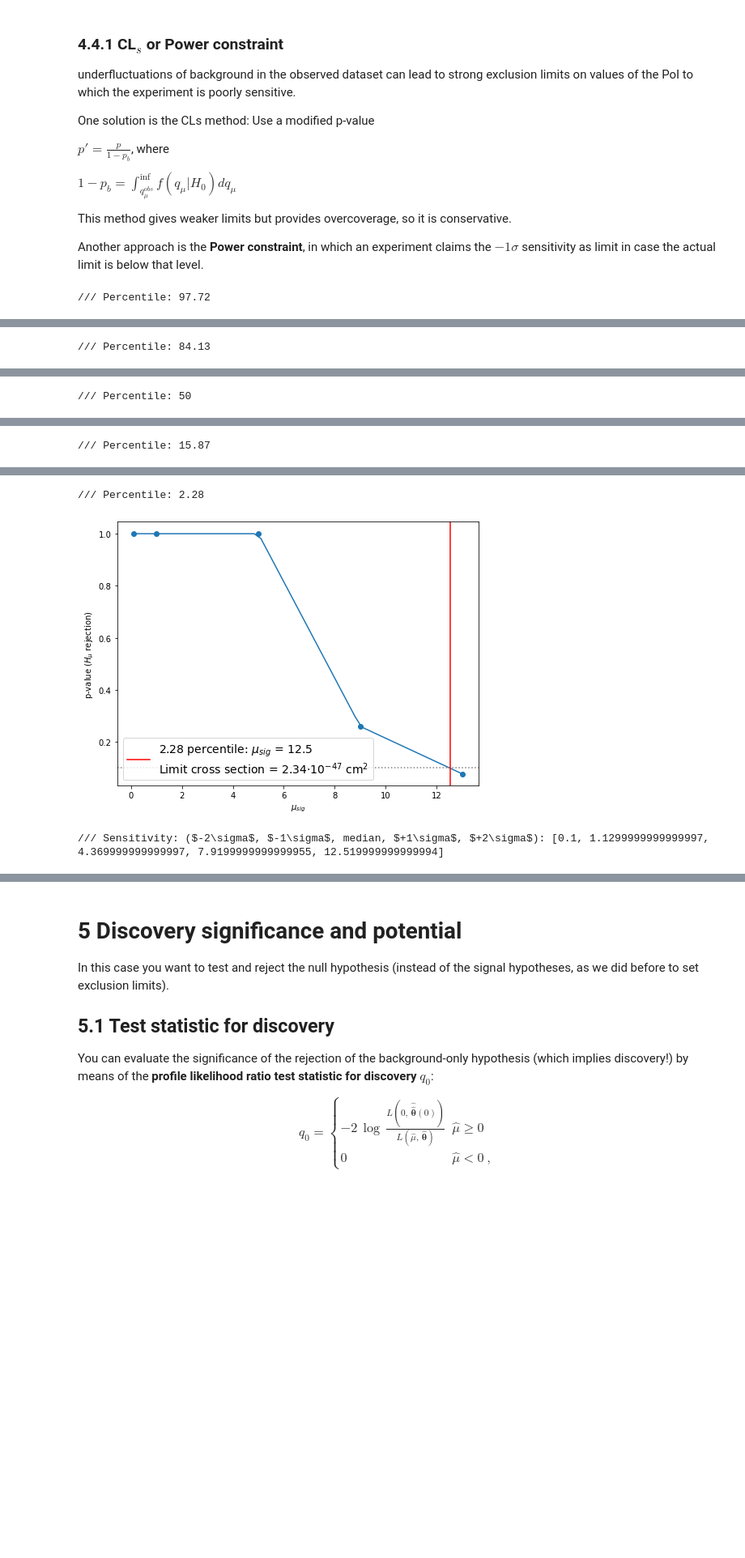
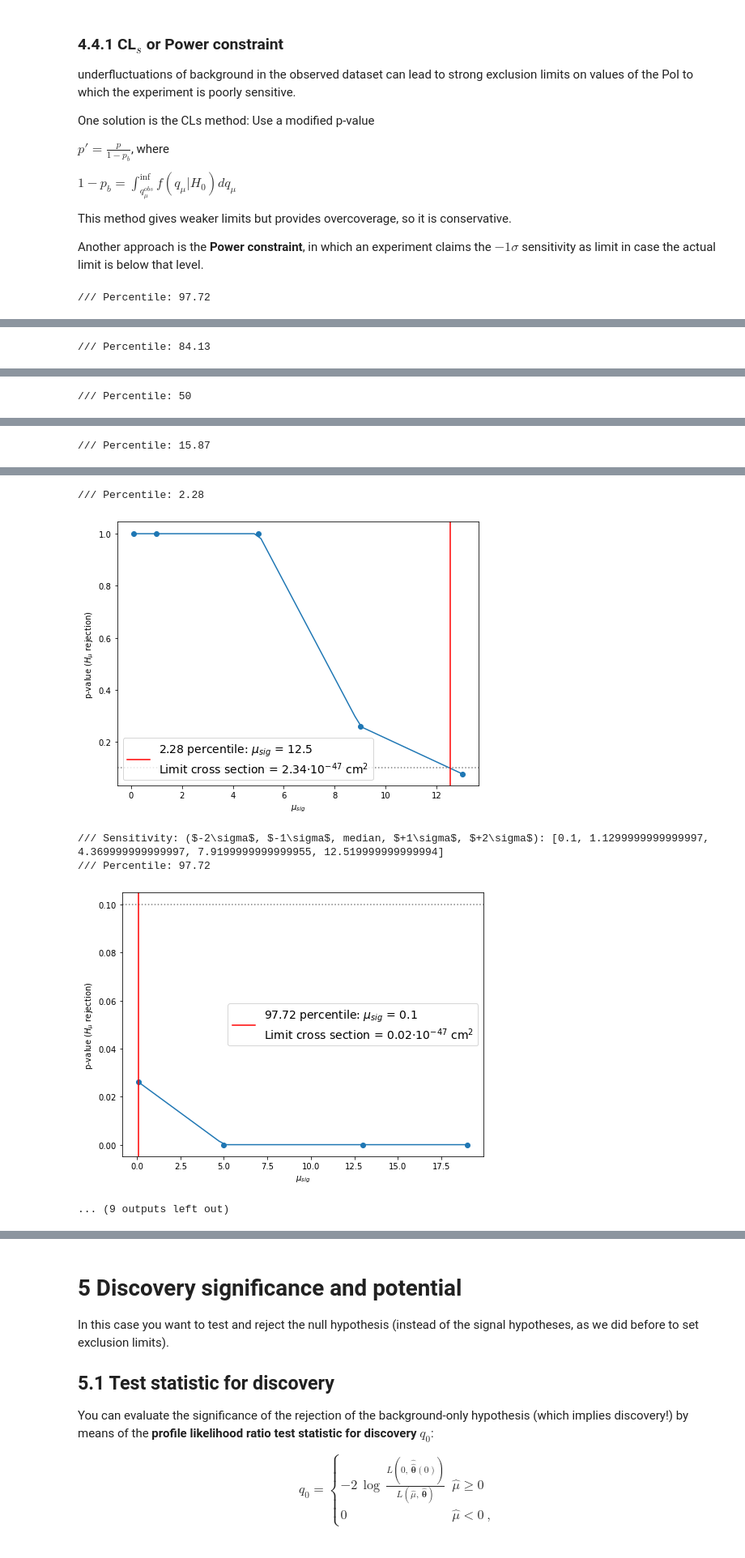
Before and after one commit to pietrodigangi/SoUP2021-InferenceExercise, a Jupyter notebook: solution/Inference-solution.ipynb, the cells around one changed output, grey strips where cells are left out. Shown at 81% size. Cells and saved outputs as stored; diff of their text form; code cells hidden in the pictures; blank space fills up the shorter version.

```diff
--- a/solution/Inference-solution.ipynb
+++ b/solution/Inference-solution.ipynb
@@ -565,9 +565,7 @@ Sensible range of $\mu_{sig}$ is about (1, 20), for our physical model. The gene
 You can retrieve already produced test statistic distributions $f(q_\mu|H_\mu)$ from the pickle file `test_stat_distributions_blessed.pkl` for some $\mu_{sig}$.
 # %%
 #/// File with test statistic distributions
-#picklefile = 'test_stat_distributions_blessed.pkl' # file to store test stat distributions
-picklefile = 'test_stat_distr_LR_qsimple.pkl' # file to store test stat distributions
-
+picklefile = 'test_statistic_distributions.pkl' # file to store test stat distributions
 
 # Read test statistic dataframes from file
 df = pd.read_pickle(picklefile)
@@ -1488,18 +1545,24 @@ def sensitivity(cl=0.90, CLs = False):
 # %%
 lim, p, mu = sensitivity(CLs=False)
 print('/// Sensitivity: ($-2\sigma$, $-1\sigma$, median, $+1\sigma$, $+2\sigma$):', lim)
+
+lim, p, mu = sensitivity_PLR(CLs=False)
+print('/// Sensitivity with PLR: ($-2\sigma$, $-1\sigma$, median, $+1\sigma$, $+2\sigma$):', lim)
 # %% [output]
 /// Percentile: 97.72
 [figure]
 /// Percentile: 84.13
 [figure]
 /// Percentile: 50
 [figure]
 /// Percentile: 15.87
 [figure]
 /// Percentile: 2.28
 [figure]
 /// Sensitivity: ($-2\sigma$, $-1\sigma$, median, $+1\sigma$, $+2\sigma$): [0.1, 1.1299999999999997, 4.369999999999997, 7.9199999999999955, 12.519999999999994]
+/// Percentile: 97.72
+[figure, added]
+... (9 outputs left out)
 # %%
 lim, p, mu = sensitivity(CLs=True)
 print('/// Sensitivity with CLs: ($-2\sigma$, $-1\sigma$, median, $+1\sigma$, $+2\sigma$):', lim)
```
Also changed, not shown: parts of 8 cells of this notebook, 1 other file.
